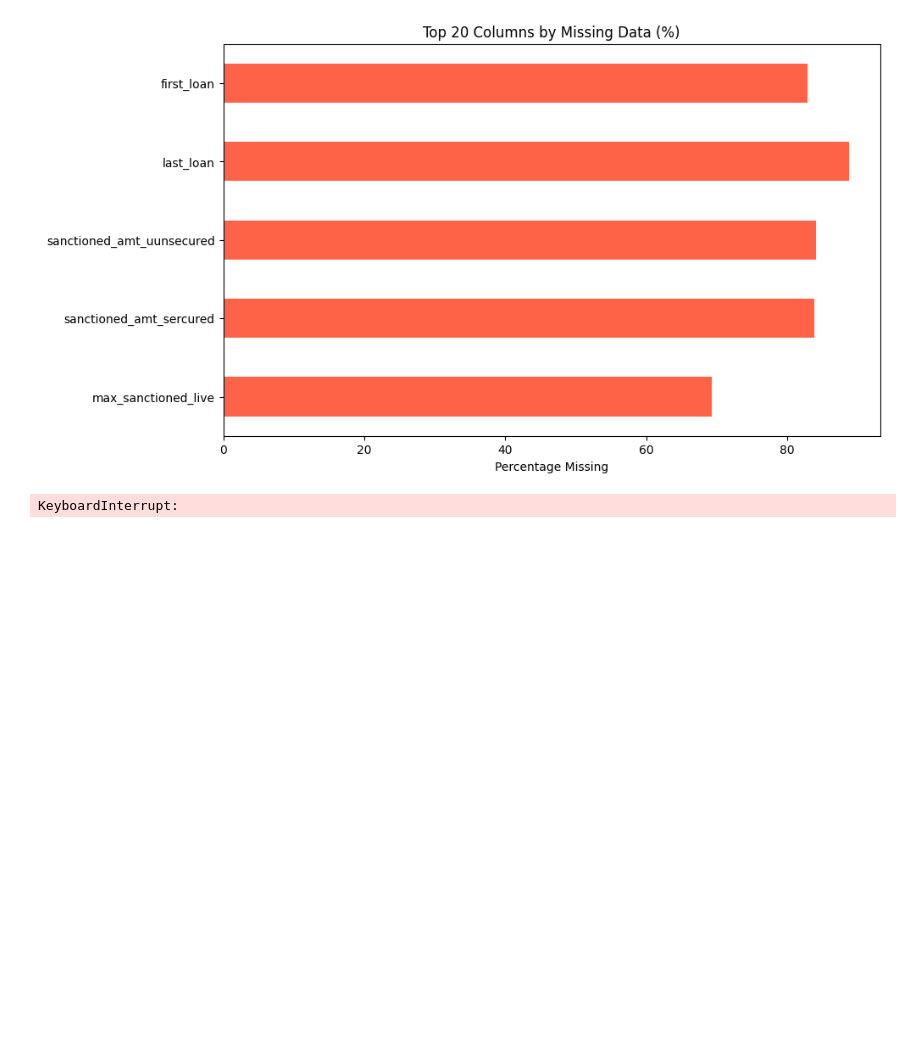
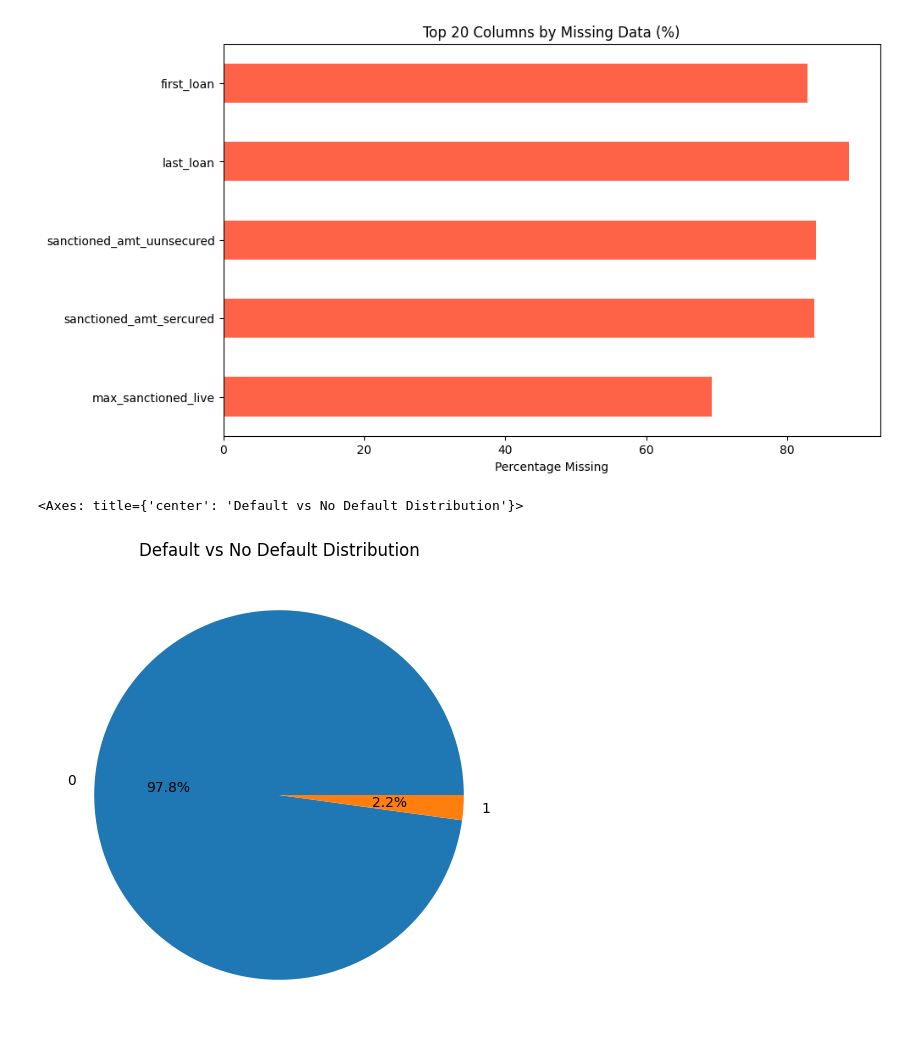
Before and after one commit to Bigjay101/LanceLoans, a Jupyter notebook: EDA.ipynb, the cells around one changed output. Drawn from its saved outputs; the diff is of its cells as text; code cells hidden in the pictures; blank space fills up the shorter version.

```diff
--- a/EDA.ipynb
+++ b/EDA.ipynb
@@ -137,10 +137,11 @@ plt.show()
 # %%
 #handle missing values
 # %%
-df.plot.pie(y='default',autopct='%1.1f%%', # Add percentage labels
-    figsize=(6, 6),     # Set figure size for a square aspect ratio
-    legend=True,       # Hide the legend if desired
-    title='Default vs No default Distribution' # Add a title)
+df['default'].value_counts().plot.pie(
+    autopct='%1.1f%%',
+    figsize=(6,6),
+    title='Default vs No Default Distribution'
 )
 # %% [output]
-KeyboardInterrupt:
+<Axes: title={'center': 'Default vs No Default Distribution'}>
+[figure, added]
```
Also changed, not shown: parts of 6 cells of this notebook, 1 other file.
